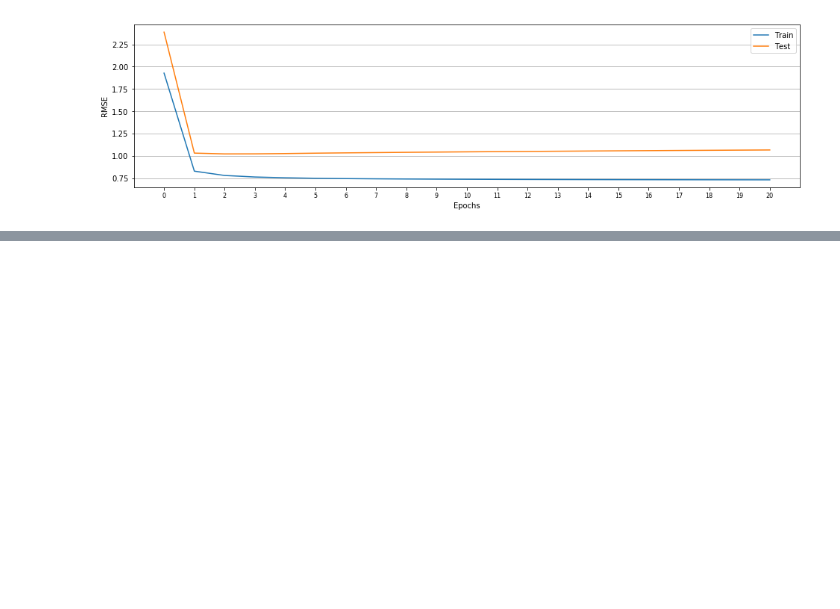
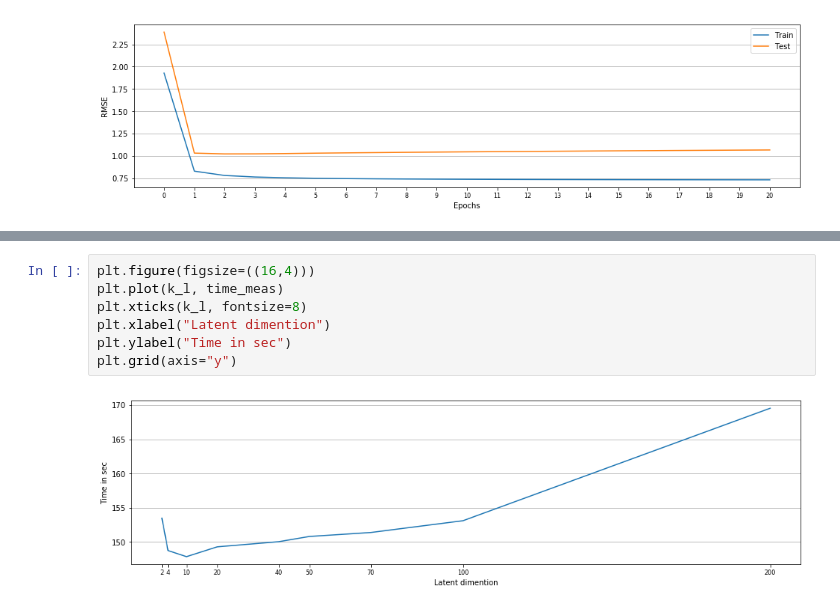
Before and after one commit to berryweinst/MfRecommender, a Jupyter notebook: mf_test.ipynb, the cells around one changed output, grey strips where cells are left out. Drawn from its saved outputs; the diff is of its cells as text; blank space fills up the shorter version.

```diff
--- a/mf_test.ipynb
+++ b/mf_test.ipynb
@@ -300,0 +340,9 @@ SyntaxError: invalid syntax (<ipython-input-6-074eccfdfb1c>, line 3)
+# %%
+plt.figure(figsize=((16,4)))
+plt.plot(k_l, time_meas)
+plt.xticks(k_l, fontsize=8)
+plt.xlabel("Latent dimention")
+plt.ylabel("Time in sec")
+plt.grid(axis="y")
+# %% [output]
+[figure, added]
```
Also changed, not shown: parts of 4 cells of this notebook.
